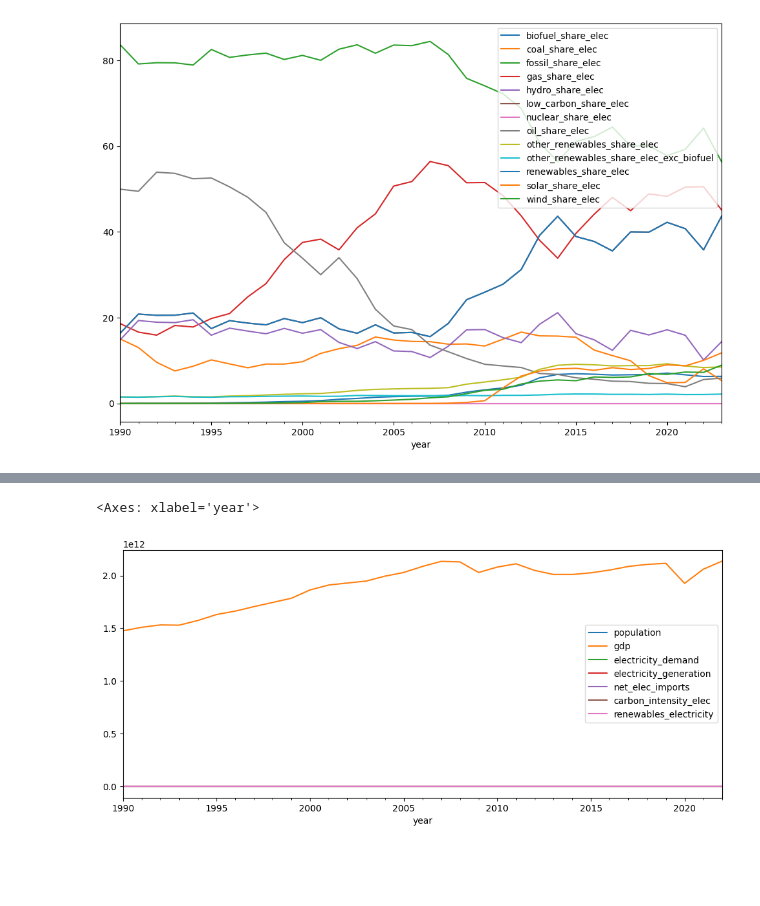
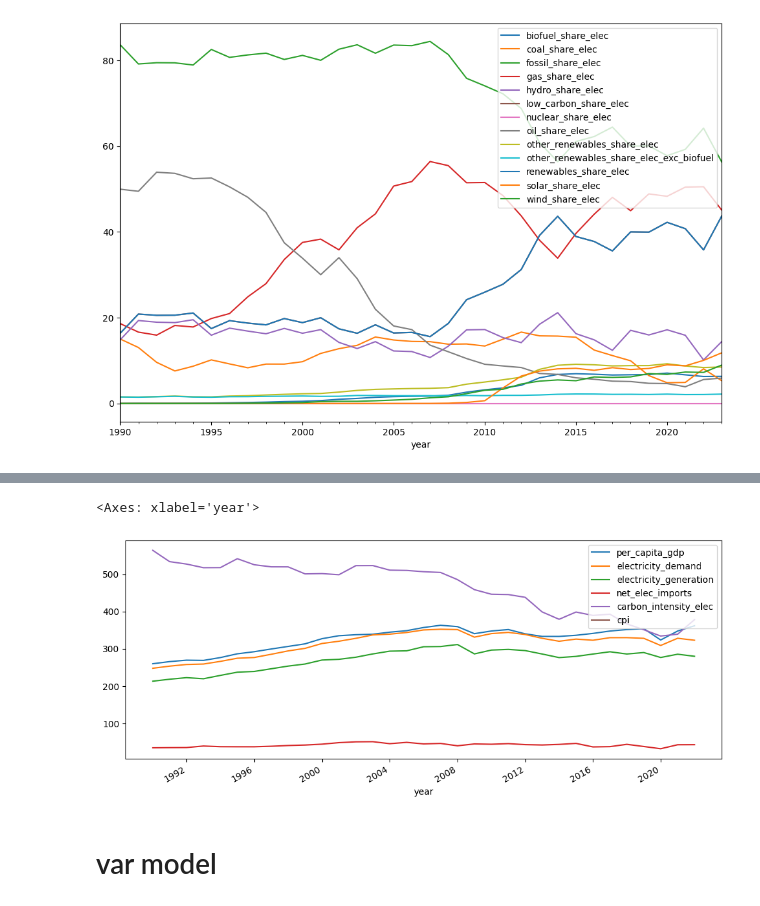
Before and after one commit to depa-tto/Multivariate-Time-Series-project, a Jupyter notebook: time_series_project.ipynb, the cells around one changed output, grey strips where cells are left out. Cells and saved outputs as stored; diff of their text form; code cells hidden in the pictures; blank space fills up the shorter version.

Commit message:
dataset for var model

```diff
--- a/time_series_project.ipynb
+++ b/time_series_project.ipynb
@@ -260,6 +300,8 @@ data_owid_electricity = pd.concat(
 data_owid_share_elec = pd.concat(
      [data_owid_italy[['year','electricity_demand','electricity_generation']],
      data_owid_italy.filter(like='share_elec',axis=1)],axis=1).set_index('year').dropna()
+# %%
+data_owid_electricity = data_owid_electricity.merge(cpi[['year','cpi']],left_index=True,right_index=True,how='left')
 # %%
 data_owid_electricity.head() # electricity generation from xxx measured in terawatt-hours
 # %% [output]
@@ -273,5 +315,3 @@ data_owid_electricity.head() # electricity generation from xxx measured in teraw
-# %%
-data_owid_electricity.drop(['per_capita_electricity','electricity_demand_per_capita','net_elec_imports_share_demand'],axis=1,inplace=True)
 # %%
 data_owid_electricity.head()
 # %% [output]
@@ -320,6 +362,12 @@ Index(['population', 'gdp', 'electricity_demand', 'electricity_generation',
       dtype='object')
+# %%
+data_owid_electricity['per_capita_gdp'] = data_owid_electricity['gdp'] / data_owid_electricity['population']
+# %%
+data_owid_electricity['per_capita_gdp'] = data_owid_electricity['per_capita_gdp'] / 100
 # %%
-data_owid_electricity[['population','gdp','electricity_demand','electricity_generation','net_elec_imports','carbon_intensity_elec','renewables_electricity']].plot()
+data_owid_electricity[['per_capita_gdp','electricity_demand','electricity_generation','net_elec_imports','carbon_intensity_elec','cpi']].plot()
 # %% [output]
 <Axes: xlabel='year'>
-[figure, old version]
+[figure, new version]
+# %% [markdown]
+# var model
```
Also changed, not shown: parts of 11 cells of this notebook, 1 other file.
